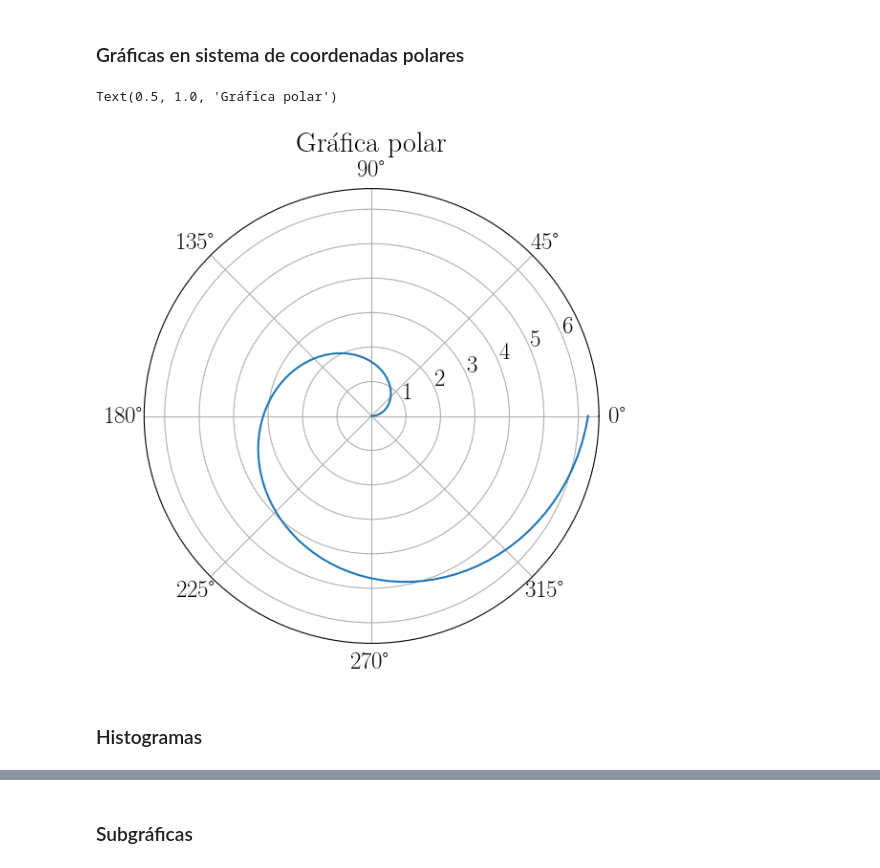
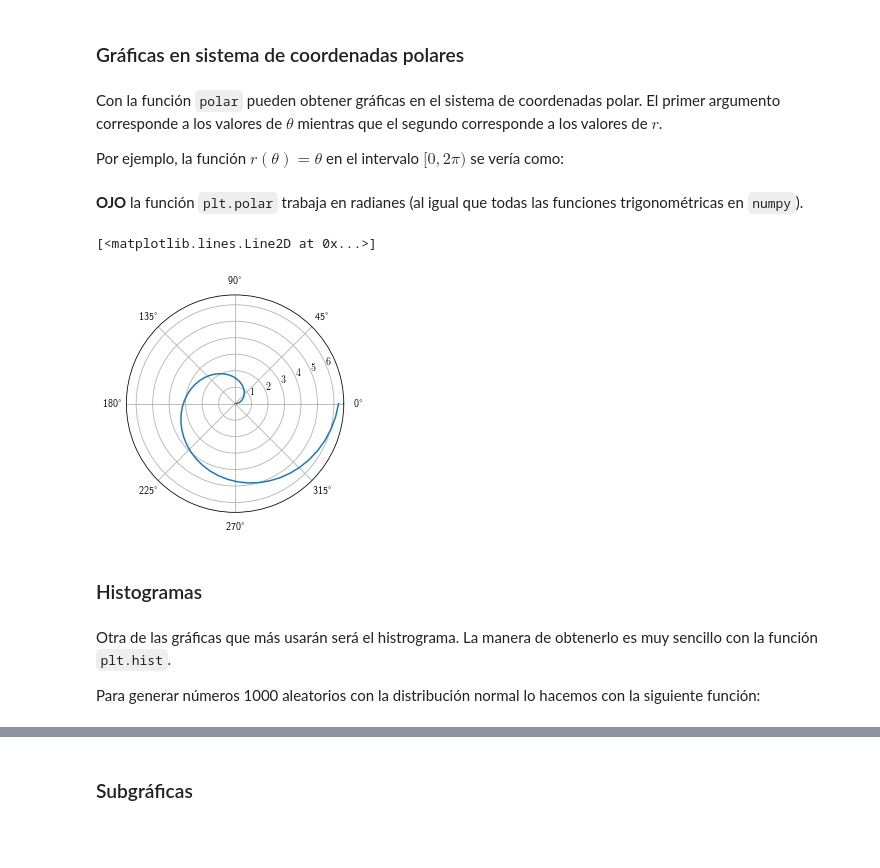
Before and after one commit to saac/Computacion2020-8093, a Jupyter notebook: Programacion_Python/3_Grafica.ipynb, the cells around one changed output, grey strips where cells are left out. Cells and saved outputs as stored; diff of their text form; code cells hidden in the pictures; blank space fills up the shorter version.

```diff
--- a/Programacion_Python/3_Grafica.ipynb
+++ b/Programacion_Python/3_Grafica.ipynb
@@ -162,14 +177,25 @@ plt.loglog(x2,fx2)
 [figure]
 # %% [markdown]
 ### Gráficas en sistema de coordenadas polares
-# %%
-plt.polar(x1,x1)
-plt.title('Gráfica polar')
-# %% [output]
-Text(0.5, 1.0, 'Gráfica polar')
-[figure, removed]
+# %% [markdown]
+Con la función `polar` pueden obtener gráficas en el sistema de coordenadas polar. El primer argumento corresponde a los valores de $\theta$ mientras que el segundo corresponde a los valores de $r$.
+
+Por ejemplo, la función $r(\theta) = \theta$ en el intervalo $[0,2\pi)$ se vería como:
+# %%
+x = np.linspace(0,2*np.pi)
+# %% [markdown]
+**OJO** la función `plt.polar` trabaja en radianes (al igual que todas las funciones trigonométricas en `numpy`).
+# %%
+plt.polar(x,x)
+# %% [output]
+[<matplotlib.lines.Line2D at 0x...>]
+[figure, added]
 # %% [markdown]
 ### Histogramas
+# %% [markdown]
+Otra de las gráficas que más usarán será el histrograma. La manera de obtenerlo es muy sencillo con la función `plt.hist`.
+
+Para generar números 1000 aleatorios con la distribución normal lo hacemos con la siguiente función:
 # %%
 aleatorios = np.random.normal(size=1000)
 # %%
```
Also changed, not shown: parts of 15 cells of this notebook.
